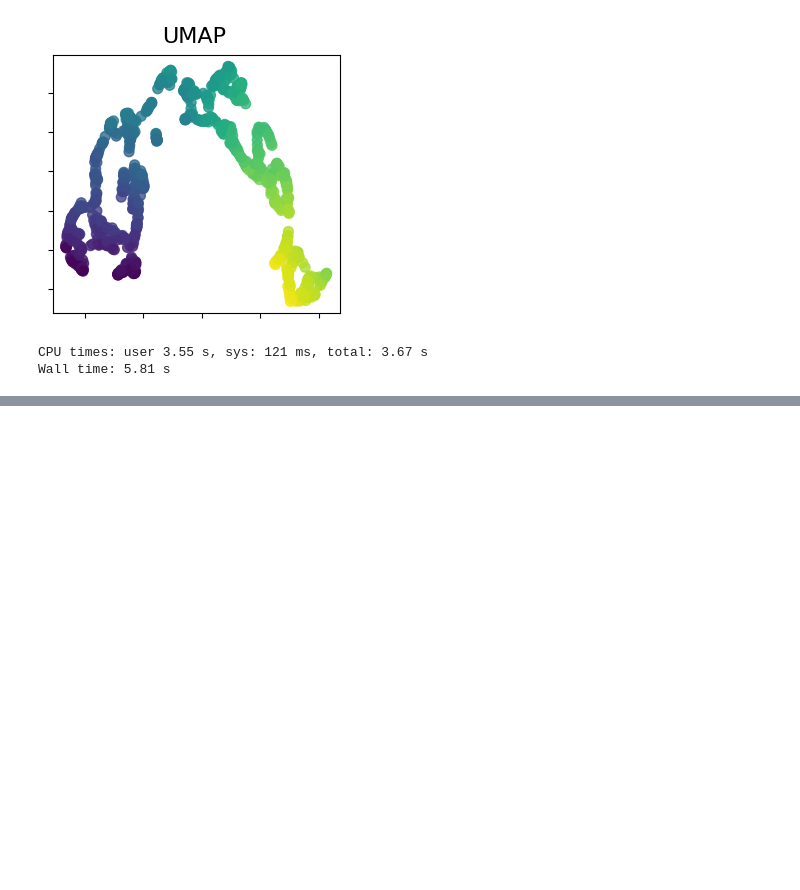
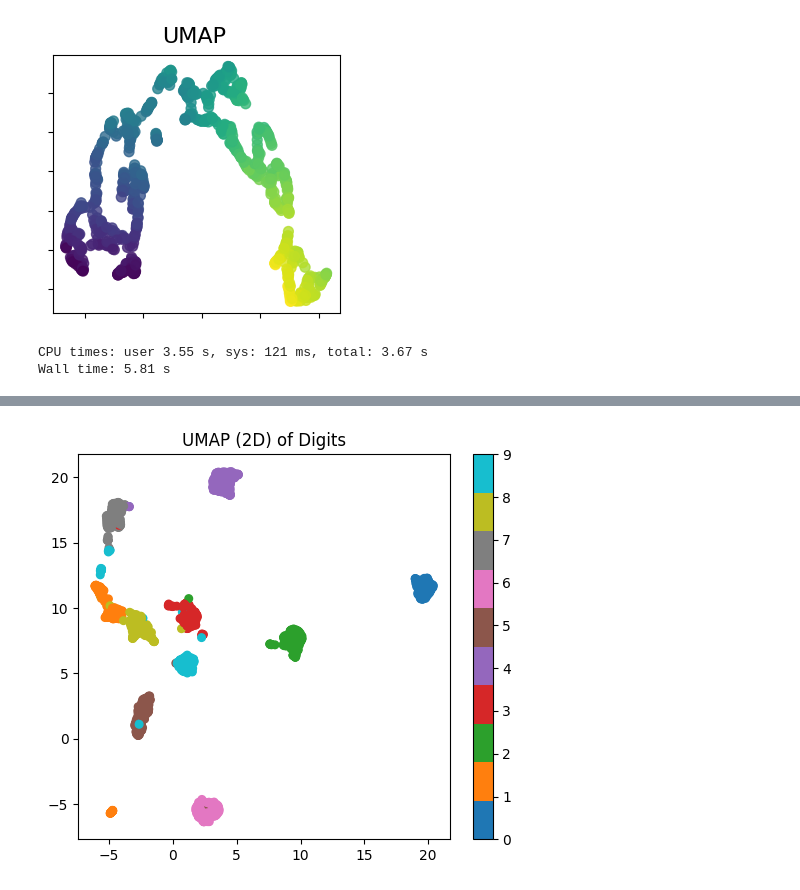
Before and after one commit to Murcha1990/ML_AI25, a Jupyter notebook: Lesson14_PCA&Embeddings/Manifold_Embeddings.ipynb, the cells around one changed output, grey strips where cells are left out. Cells and saved outputs as stored; diff of their text form; code cells hidden in the pictures; blank space fills up the shorter version.

```diff
--- a/Lesson14_PCA&Embeddings/Manifold_Embeddings.ipynb
+++ b/Lesson14_PCA&Embeddings/Manifold_Embeddings.ipynb
@@ -223,0 +268,14 @@ Wall time: 5.81 s
+# %%
+# -----------------------------
+# UMAP
+# -----------------------------
+umap_embedder = umap.UMAP(n_neighbors=15, min_dist=0.1, n_components=2, random_state=42)
+X_umap = umap_embedder.fit_transform(X)
+
+plt.figure(figsize=(6,5))
+plt.scatter(X_umap[:,0], X_umap[:,1], c=y, cmap='tab10', s=30)
+plt.colorbar()
+plt.title("UMAP (2D) of Digits")
+plt.show()
+# %% [output]
+[figure, added]
```
Also changed, not shown: parts of 3 cells of this notebook.
